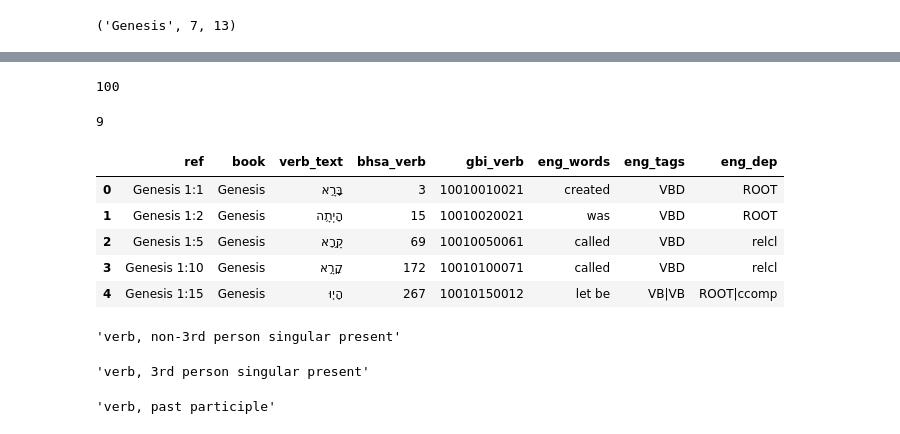
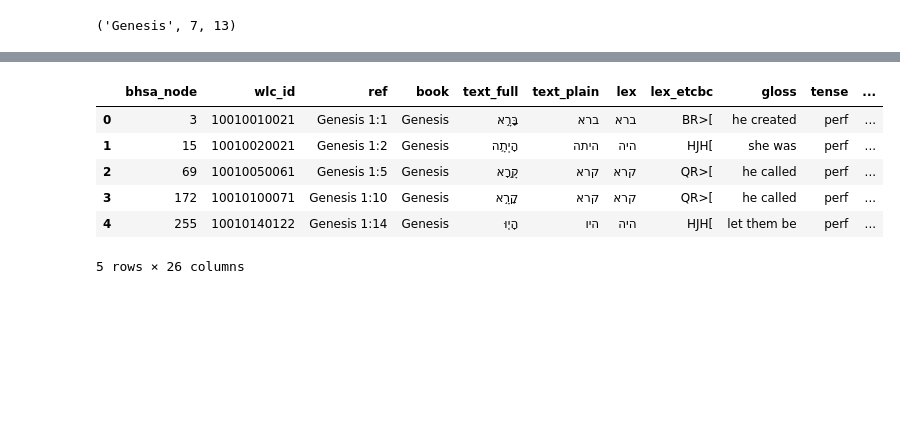
Before and after one commit to CambridgeSemiticsLab/Gesenius_data, a Jupyter notebook: data/build_verb_dataset.ipynb, the cells around one changed output, grey strips where cells are left out. Cells and saved outputs as stored; diff of their text form; code cells hidden in the pictures; blank space fills up the shorter version.

```diff
--- a/data/build_verb_dataset.ipynb
+++ b/data/build_verb_dataset.ipynb
@@ -59,0 +42,19 @@ phono_trailer
+# %%
+# load BHSA features with genre module
+locations = [
+    '~/github/etcbc/bhsa/tf/c',
+    '~/github/etcbc/genre_synvar/tf/c',
+    '~/github/etcbc/valence/tf/c'
+]
+TF = Fabric(locations)
+extra_features = '''
+domain txt ps gn
+nu genre sense
+mother
+'''
+features = tf_tools.standard_features + extra_features
+api = TF.load(features)
+bhsa = use('bhsa', api=api)
+F, E, T, L, Fs, = bhsa.api.F, bhsa.api.E, bhsa.api.T, bhsa.api.L, bhsa.api.Fs
+
+from clause_relas import in_dep_calc as clause_relator
@@ -64,7 +91,7 @@ gbi_words = collections.defaultdict(dict)
 wlc = {}
 verse2words = collections.defaultdict(lambda: collections.defaultdict(list))
 linkbyid = collections.defaultdict(list)
-sources = (('niv', gbi_niv), ('esv', gbi_esv))
+sources = (('niv', gbi_niv),) #('esv', gbi_esv))
 
 for name, source in sources:
     for verse in source:
@@ -332,34 +454,15 @@ for bverb, wverb in bverb2wverb.items():
-# %%
-len(data)
-# %% [output]
-100
-# %%
-len(missed_verbs)
-# %% [output]
-9
 # %%
-data_df = pd.DataFrame(data)
+data_df = pd.DataFrame(verb_data)
 
 data_df.head()
 # %% [output]
-|  | ref | book | verb_text | bhsa_verb | gbi_verb | eng_words | eng_tags | eng_dep |
-| 0 | Genesis 1:1 | Genesis | בָּרָ֣א | 3 | 10010010021 | created | VBD | ROOT |
-| 1 | Genesis 1:2 | Genesis | הָיְתָ֥ה | 15 | 10010020021 | was | VBD | ROOT |
-| 2 | Genesis 1:5 | Genesis | קָ֣רָא | 69 | 10010050061 | called | VBD | relcl |
-| 3 | Genesis 1:10 | Genesis | קָרָ֣א | 172 | 10010100071 | called | VBD | relcl |
-| 4 | Genesis 1:15 | Genesis | הָי֤וּ | 267 | 10010150012 | let be | VB|VB | ROOT|ccomp |
+|  | bhsa_node | wlc_id | ref | book | text_full | text_plain | lex | lex_etcbc | gloss | tense | ... |
+| 0 | 3 | 10010010021 | Genesis 1:1 | Genesis | בָּרָ֣א | ברא | ברא | BR>[ | he created | perf | ... |
+| 1 | 15 | 10010020021 | Genesis 1:2 | Genesis | הָיְתָ֥ה | היתה | היה | HJH[ | she was | perf | ... |
+| 2 | 69 | 10010050061 | Genesis 1:5 | Genesis | קָ֣רָא | קרא | קרא | QR>[ | he called | perf | ... |
+| 3 | 172 | 10010100071 | Genesis 1:10 | Genesis | קָרָ֣א | קרא | קרא | QR>[ | he called | perf | ... |
+| 4 | 255 | 10010140122 | Genesis 1:14 | Genesis | הָי֤וּ | היו | היה | HJH[ | let them be | perf | ... |
+5 rows × 26 columns
-# %%
-spacy.explain('VBP')
-# %% [output]
-'verb, non-3rd person singular present'
-# %%
-spacy.explain('VBZ')
-# %% [output]
-'verb, 3rd person singular present'
-# %%
-spacy.explain('VBN')
-# %% [output]
-'verb, past participle'
 # %%
 data_df.head(25)
 # %% [output]
```
Also changed, not shown: parts of 19 cells of this notebook.
